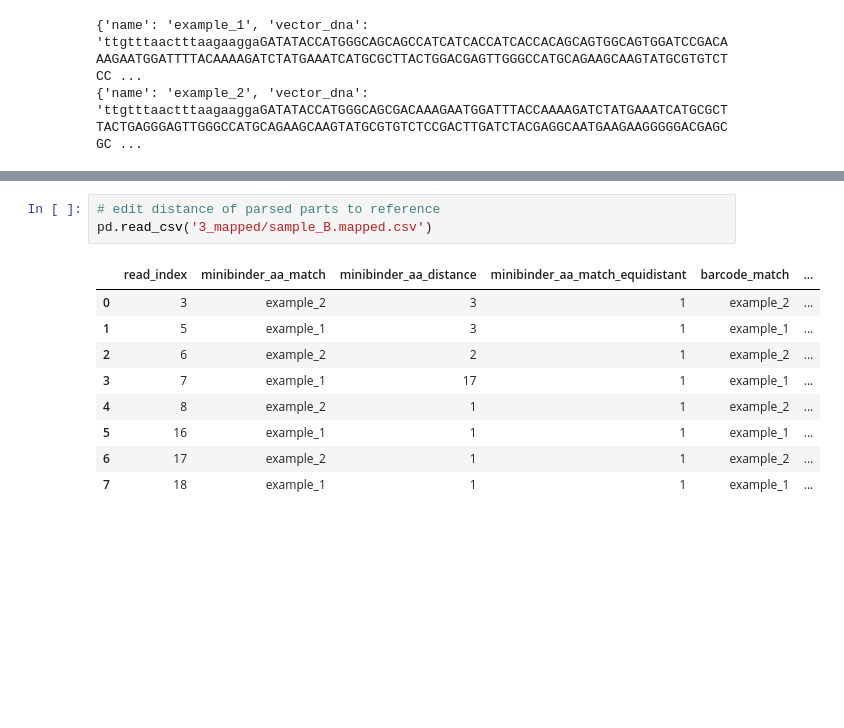
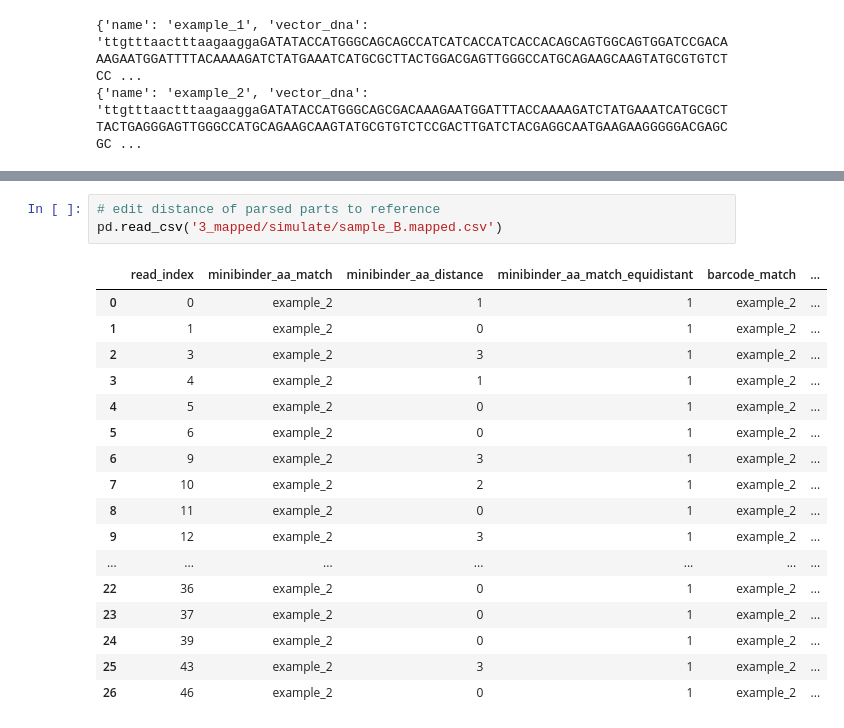
Before and after one commit to feldman4/ngs-analysis, a Jupyter notebook: examples/paired_reads/paired_read_example.ipynb, the cells around one changed output, grey strips where cells are left out. Drawn from its saved outputs; the diff is of its cells as text; blank space fills up the shorter version.

```diff
--- a/examples/paired_reads/paired_read_example.ipynb
+++ b/examples/paired_reads/paired_read_example.ipynb
@@ -169,13 +186,21 @@ pd.read_parquet('2_parsed/sample_B.parsed.pq')
 # %%
 # edit distance of parsed parts to reference
-pd.read_csv('3_mapped/sample_B.mapped.csv')
+pd.read_csv('3_mapped/simulate/sample_B.mapped.csv')
 # %% [output]
 |  | read_index | minibinder_aa_match | minibinder_aa_distance | minibinder_aa_match_equidistant | barcode_match | ... |
-| 0 | 3 | example_2 | 3 | 1 | example_2 | ... |
-| 1 | 5 | example_1 | 3 | 1 | example_1 | ... |
-| 2 | 6 | example_2 | 2 | 1 | example_2 | ... |
-| 3 | 7 | example_1 | 17 | 1 | example_1 | ... |
-| 4 | 8 | example_2 | 1 | 1 | example_2 | ... |
-| 5 | 16 | example_1 | 1 | 1 | example_1 | ... |
-| 6 | 17 | example_2 | 1 | 1 | example_2 | ... |
-| 7 | 18 | example_1 | 1 | 1 | example_1 | ... |
+| 0 | 0 | example_2 | 1 | 1 | example_2 | ... |
+| 1 | 1 | example_2 | 0 | 1 | example_2 | ... |
+| 2 | 3 | example_2 | 3 | 1 | example_2 | ... |
+| 3 | 4 | example_2 | 1 | 1 | example_2 | ... |
+| 4 | 5 | example_2 | 0 | 1 | example_2 | ... |
+| 5 | 6 | example_2 | 0 | 1 | example_2 | ... |
+| 6 | 9 | example_2 | 3 | 1 | example_2 | ... |
+| 7 | 10 | example_2 | 2 | 1 | example_2 | ... |
+| 8 | 11 | example_2 | 0 | 1 | example_2 | ... |
+| 9 | 12 | example_2 | 3 | 1 | example_2 | ... |
+| ... | ... | ... | ... | ... | ... | ... |
+| 22 | 36 | example_2 | 0 | 1 | example_2 | ... |
+| 23 | 37 | example_2 | 0 | 1 | example_2 | ... |
+| 24 | 39 | example_2 | 0 | 1 | example_2 | ... |
+| 25 | 43 | example_2 | 3 | 1 | example_2 | ... |
+| 26 | 46 | example_2 | 0 | 1 | example_2 | ... |
```
Also changed, not shown: parts of 21 cells of this notebook, 1 other file.
